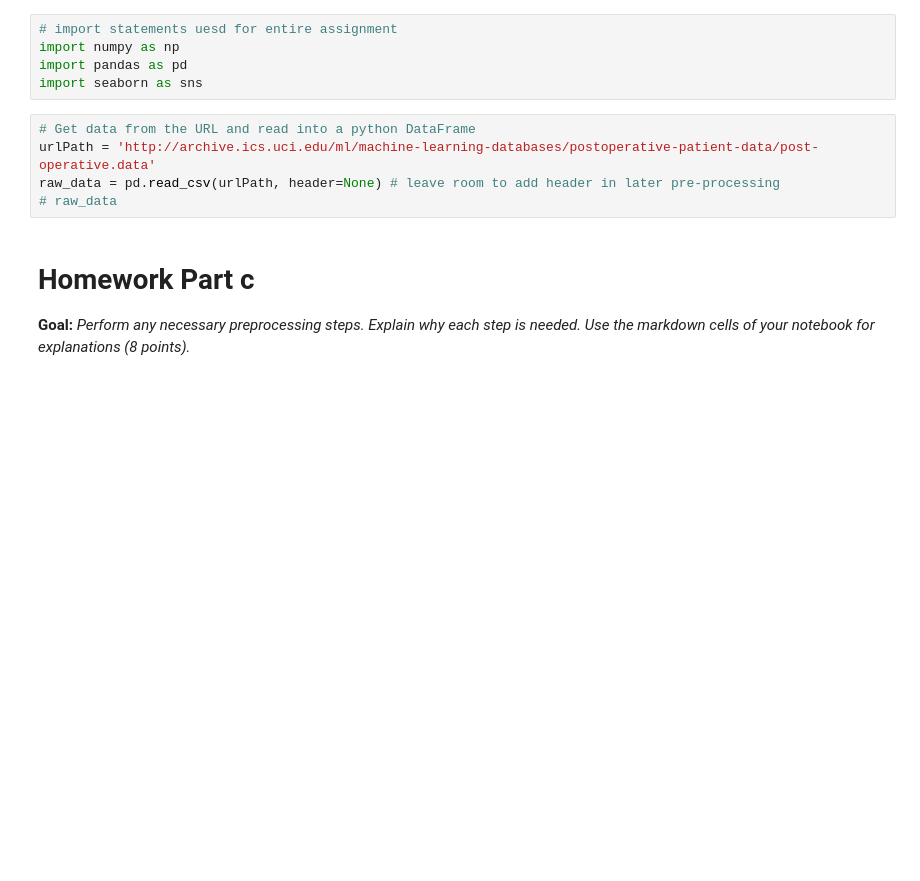
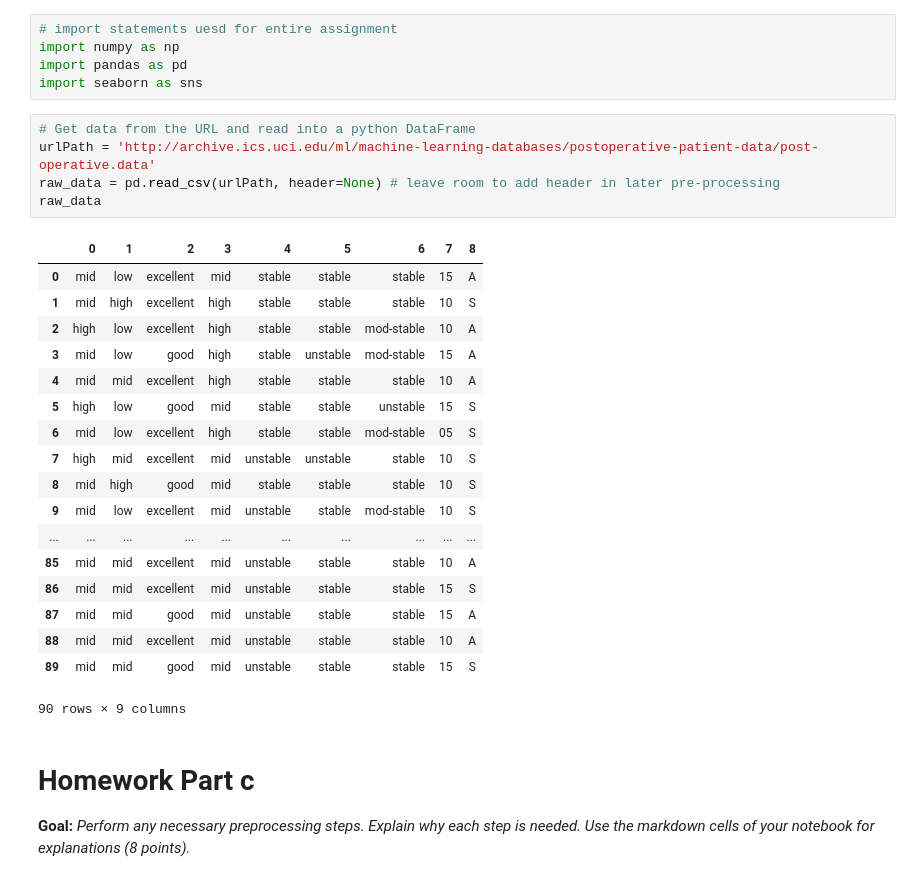
Before and after one commit to mdelbasha/BME4760_HW1, a Jupyter notebook: BME4760_HW1.ipynb, the cells around one changed output. Cells and saved outputs as stored; diff of their text form; blank space fills up the shorter version.

```diff
--- a/BME4760_HW1.ipynb
+++ b/BME4760_HW1.ipynb
@@ -9,8 +9,27 @@ import seaborn as sns
 # %%
 # Get data from the URL and read into a python DataFrame
 urlPath = 'http://archive.ics.uci.edu/ml/machine-learning-databases/postoperative-patient-data/post-operative.data'
 raw_data = pd.read_csv(urlPath, header=None) # leave room to add header in later pre-processing
-# raw_data
+raw_data
+# %% [output]
+|  | 0 | 1 | 2 | 3 | 4 | 5 | 6 | 7 | 8 |
+| 0 | mid | low | excellent | mid | stable | stable | stable | 15 | A |
+| 1 | mid | high | excellent | high | stable | stable | stable | 10 | S |
+| 2 | high | low | excellent | high | stable | stable | mod-stable | 10 | A |
+| 3 | mid | low | good | high | stable | unstable | mod-stable | 15 | A |
+| 4 | mid | mid | excellent | high | stable | stable | stable | 10 | A |
+| 5 | high | low | good | mid | stable | stable | unstable | 15 | S |
+| 6 | mid | low | excellent | high | stable | stable | mod-stable | 05 | S |
+| 7 | high | mid | excellent | mid | unstable | unstable | stable | 10 | S |
+| 8 | mid | high | good | mid | stable | stable | stable | 10 | S |
+| 9 | mid | low | excellent | mid | unstable | stable | mod-stable | 10 | S |
+| ... | ... | ... | ... | ... | ... | ... | ... | ... | ... |
+| 85 | mid | mid | excellent | mid | unstable | stable | stable | 10 | A |
+| 86 | mid | mid | excellent | mid | unstable | stable | stable | 15 | S |
+| 87 | mid | mid | good | mid | unstable | stable | stable | 15 | A |
+| 88 | mid | mid | excellent | mid | unstable | stable | stable | 10 | A |
+| 89 | mid | mid | good | mid | unstable | stable | stable | 15 | S |
+90 rows × 9 columns
 # %% [markdown]
 # Homework Part c
 **Goal:** *Perform any necessary preprocessing steps. Explain why each step is needed. Use the markdown cells of your notebook for explanations (8 points).*
```
Also changed, not shown: parts of 13 cells of this notebook.
